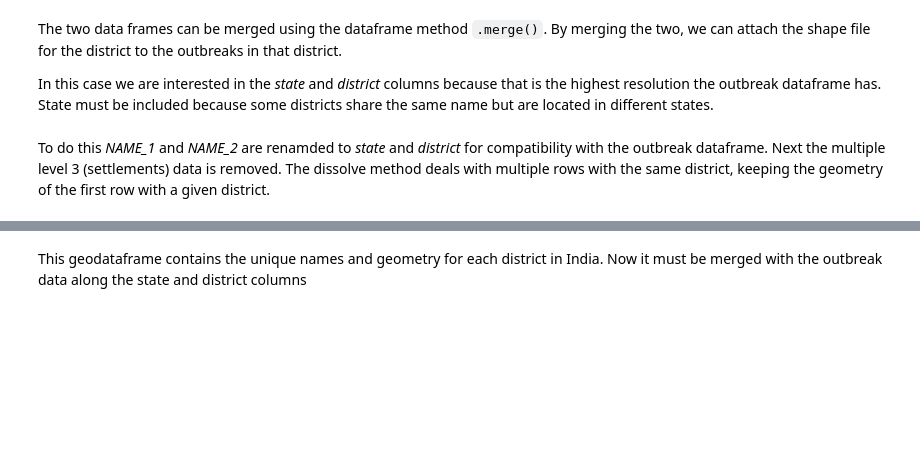
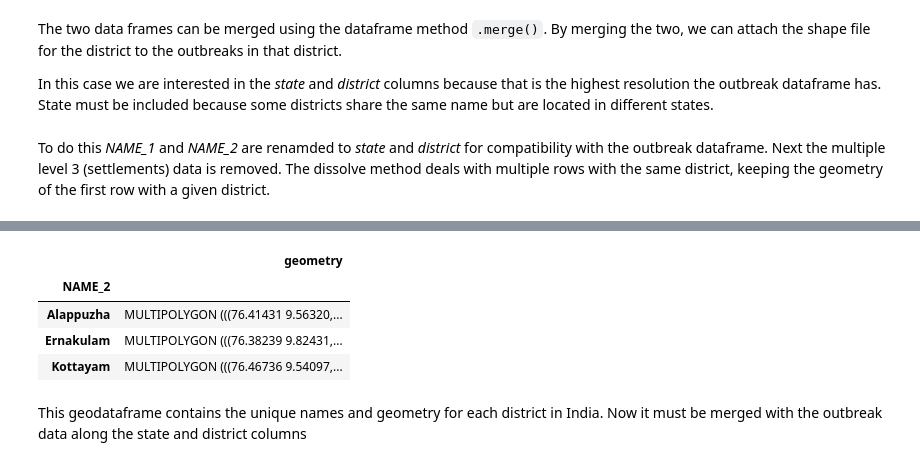
Before and after one commit to AngusLaurenson/idsp_converter, a Jupyter notebook: cleaning_and_merging_outbreaks_with_geospatial.ipynb, the cells around one changed output, grey strips where cells are left out. Saved outputs shown, nothing was run; the diff lists cells and outputs as text; code cells hidden in the pictures; blank space fills up the shorter version.

```diff
--- a/cleaning_and_merging_outbreaks_with_geospatial.ipynb
+++ b/cleaning_and_merging_outbreaks_with_geospatial.ipynb
@@ -157,3 +158,11 @@ district_locations
+# %%
+IND_2[IND_2.NAME_1 == 'Kerala'].set_index('NAME_2').loc[['Alappuzha','Ernakulam','Kottayam']][['geometry']]
+# %% [output]
+|  | geometry |
+| NAME_2 |  |
+| Alappuzha | MULTIPOLYGON (((76.41431 9.56320,... |
+| Ernakulam | MULTIPOLYGON (((76.38239 9.82431,... |
+| Kottayam | MULTIPOLYGON (((76.46736 9.54097,... |
 # %% [markdown]
 This geodataframe contains the unique names and geometry for each district in India. Now it must be merged with the outbreak data along the state and district columns
 # %% [markdown]
```
Also changed, not shown: parts of 15 cells of this notebook, 17 other files.
